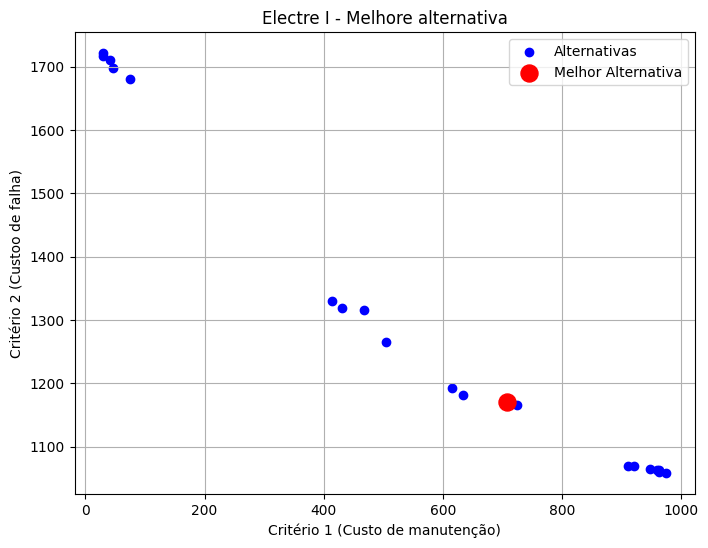
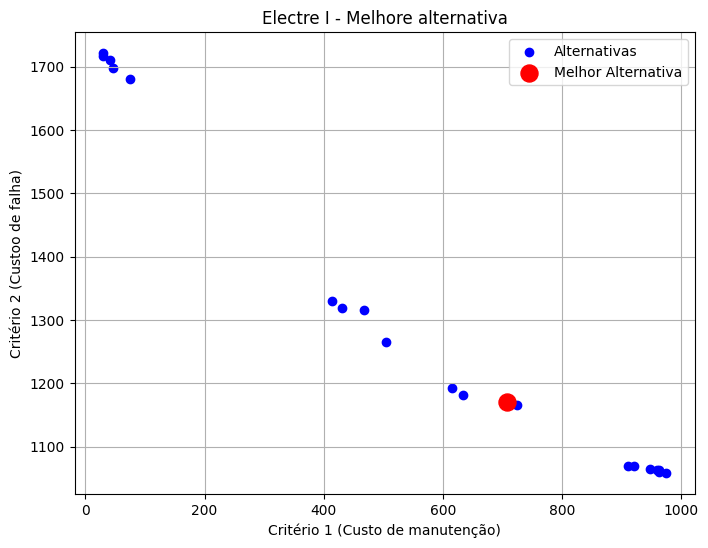
Code edit (unified diff) that turned the first committed figure into the second:
--- before
+++ after
@@ -15,5 +15,6 @@
 # Destaca a melhor alternativa em vermelho
 melhor = ranking[0]
-plt.scatter(pareto[melhor[0], 0], pareto[melhor[0], 1], c='red', s=150, label='Melhor Alternativa')
+
+plt.scatter(pareto[melhor, 0], pareto[melhor, 1], c='red', s=150, label='Melhor Alternativa')
 
 plt.xlabel('Critério 1 (Custo de manutenção)')
@@ -24,3 +25,3 @@
 plt.show()
 
-df_sol.iloc[ranking[0][0]]
+df_sol.iloc[ranking[0]]

Commit: corrigindo electre I